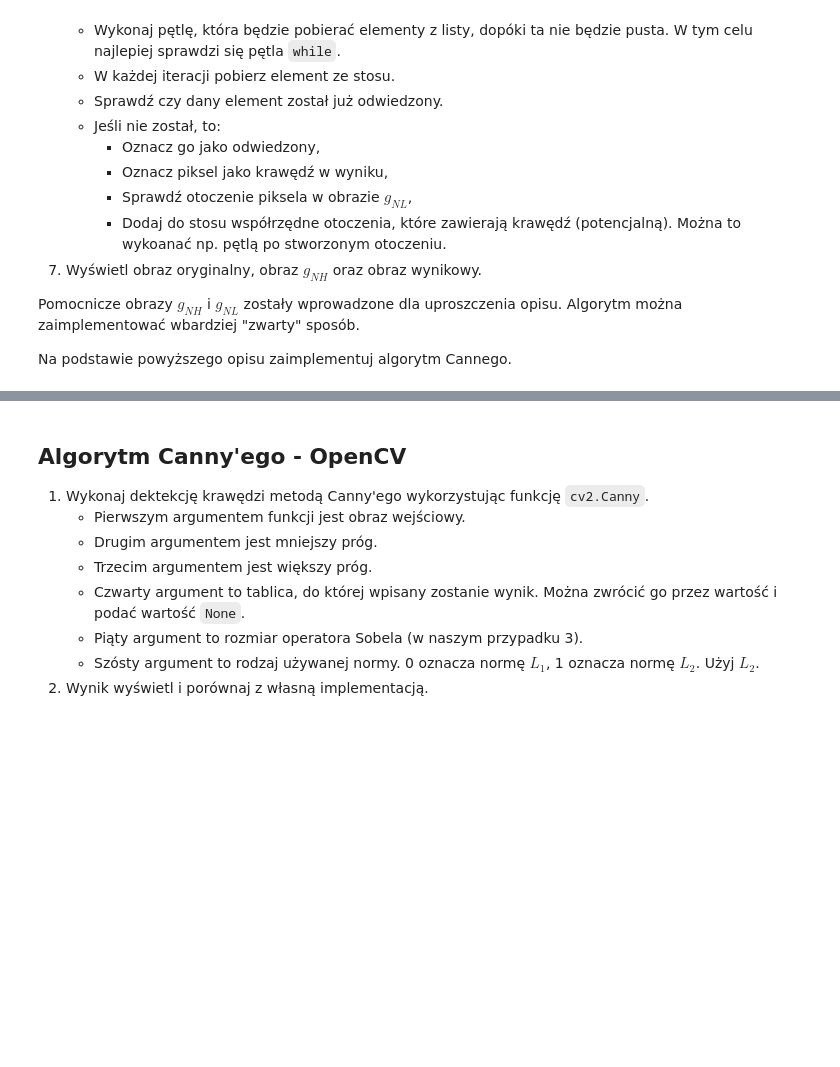
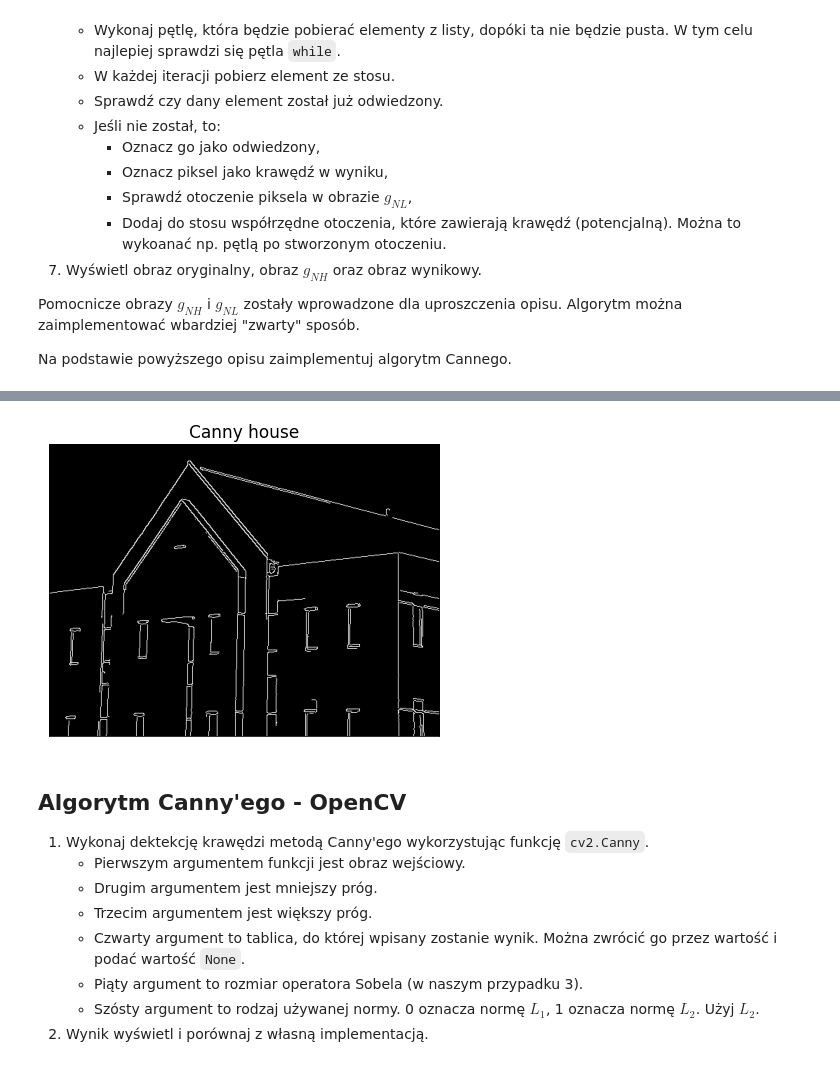
Before and after one commit to sy1wi4/WDCPO-2021, a Jupyter notebook: 09_Canny.ipynb, the cells around one changed output, grey strips where cells are left out. Saved outputs shown, nothing was run; the diff lists cells and outputs as text; code cells hidden in the pictures; blank space fills up the shorter version.

```diff
--- a/09_Canny.ipynb
+++ b/09_Canny.ipynb
@@ -214,3 +292,7 @@ Na podstawie powyższego opisu zaimplementuj algorytm Cannego.
+# %%
+show_image(canny,'Canny house')
+# %% [output]
+[figure, added]
 # %% [markdown]
 ## Algorytm Canny'ego - OpenCV
 
```
Also changed, not shown: parts of 12 cells of this notebook.
